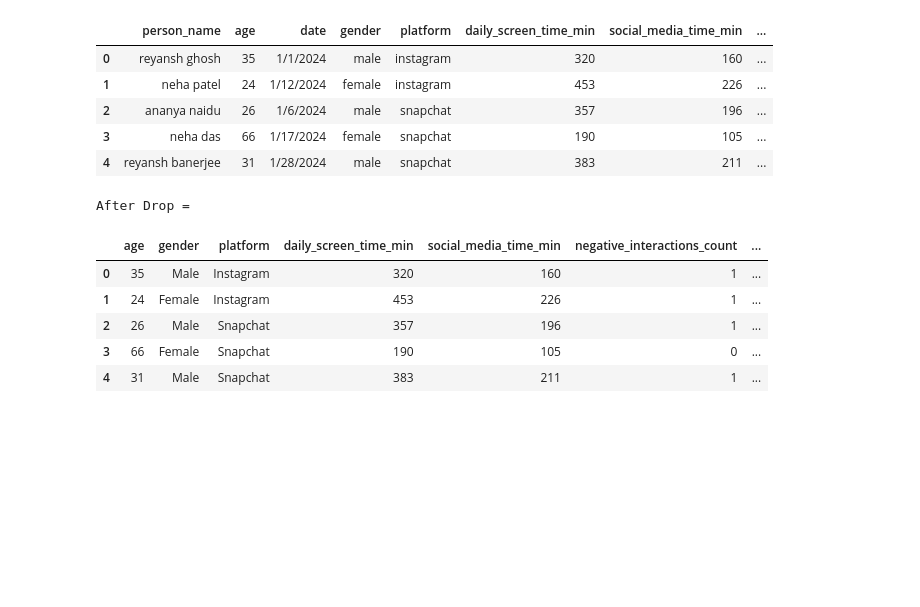
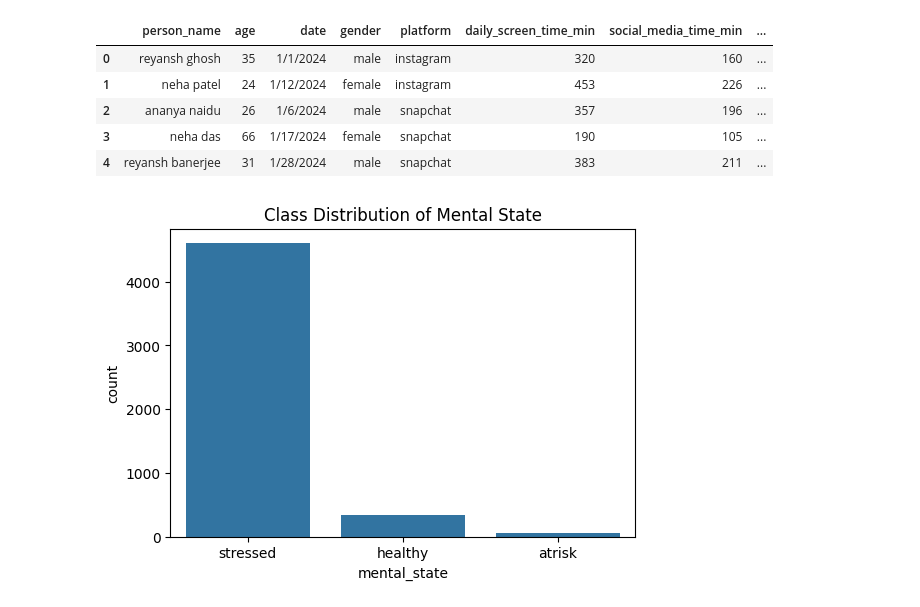
Before and after one commit to chatok-jnr/CSE432_Mental_Wellbeing, a Jupyter notebook: devLab.ipynb, the cells around one changed output. Drawn from its saved outputs; the diff is of its cells as text; code cells hidden in the pictures; blank space fills up the shorter version.

```diff
--- a/devLab.ipynb
+++ b/devLab.ipynb
@@ -97,12 +97,11 @@ Noisy text cleaned successfully!
 | 3 | neha das | 66 | 1/17/2024 | female | snapchat | 190 | 105 | ... |
 | 4 | reyansh banerjee | 31 | 1/28/2024 | male | snapchat | 383 | 211 | ... |
 # %%
+# Class Distribution
+plt.figure(figsize=(6,4))
+sns.countplot(x='mental_state', data=df)
+plt.title("Class Distribution of Mental State")
+plt.show()
 # %% [output]
-After Drop =
-|  | age | gender | platform | daily_screen_time_min | social_media_time_min | negative_interactions_count | ... |
-| 0 | 35 | Male | Instagram | 320 | 160 | 1 | ... |
-| 1 | 24 | Female | Instagram | 453 | 226 | 1 | ... |
-| 2 | 26 | Male | Snapchat | 357 | 196 | 1 | ... |
-| 3 | 66 | Female | Snapchat | 190 | 105 | 0 | ... |
-| 4 | 31 | Male | Snapchat | 383 | 211 | 1 | ... |
+[figure, added]
 # %%
```
Also changed, not shown: parts of 4 cells of this notebook.
